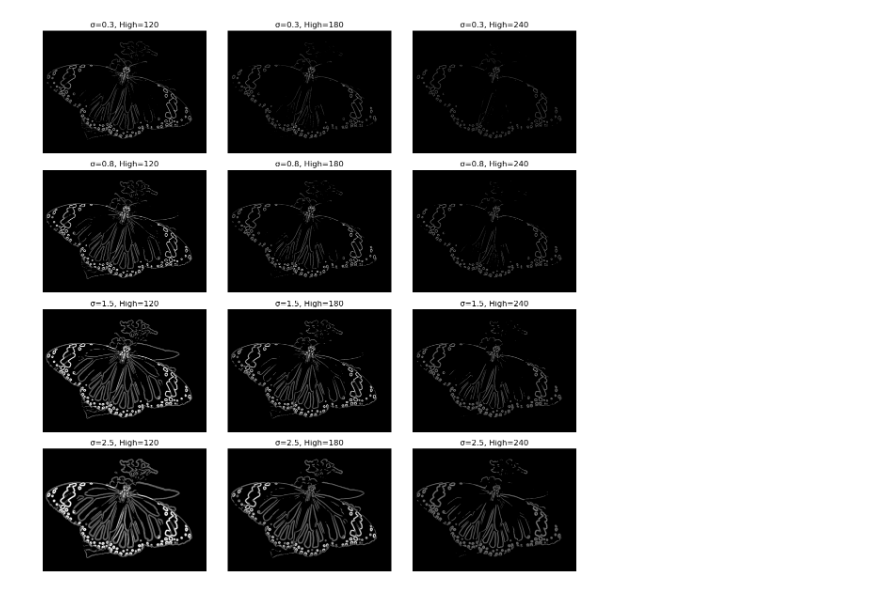
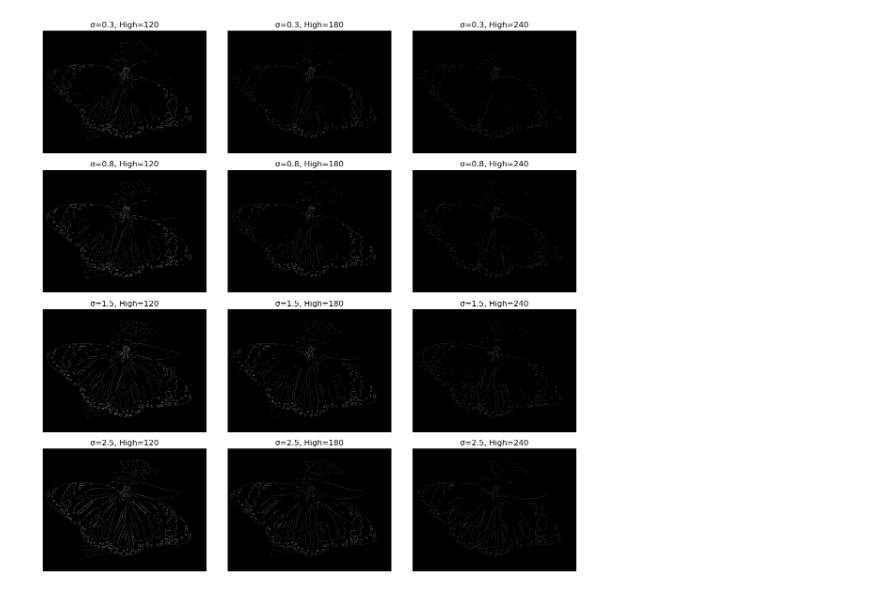
Before and after one commit to ShravaniLad15/CV, a Jupyter notebook: cv4.ipynb, the cells around one changed output. Saved outputs shown, nothing was run; the diff lists cells and outputs as text; code cells hidden in the pictures.

```diff
--- a/cv4.ipynb
+++ b/cv4.ipynb
@@ -1,3 +1,29 @@
+# %%
+import numpy as np
+def nms(mag, gx, gy):
+    H, W = mag.shape
+    out = np.zeros_like(mag)
+
+    angle = (np.rad2deg(np.arctan2(gy, gx)) + 180) % 180
+
+    for i in range(1, H-1):
+        for j in range(1, W-1):
+
+            a = round(angle[i, j] / 45) * 45 % 180
+
+            if a == 0:
+                n1, n2 = mag[i, j-1], mag[i, j+1]
+            elif a == 45:
+                n1, n2 = mag[i-1, j+1], mag[i+1, j-1]
+            elif a == 90:
+                n1, n2 = mag[i-1, j], mag[i+1, j]
+            else:  # 135
+                n1, n2 = mag[i-1, j-1], mag[i+1, j+1]
+
+            if mag[i, j] >= n1 and mag[i, j] >= n2:
+                out[i, j] = mag[i, j]
+
+    return out
 # %%
 import cv2
 import numpy as np
@@ -24,31 +50,33 @@ for sigma in sigmas:
     grad_x = cv2.Sobel(blur, cv2.CV_64F, 1, 0, ksize=3)
     grad_y = cv2.Sobel(blur, cv2.CV_64F, 0, 1, ksize=3)
 
     # Step 3: Gradient Magnitude
     mag = np.sqrt(grad_x**2 + grad_y**2)
     mag = (mag / mag.max()) * 255
     mag = mag.astype(np.uint8)
 
+    mag = nms(mag, grad_x, grad_y)
+
     for high in high_thresholds:
         low = int(low_ratio * high)
 
         # Step 4: Simple Thresholding (instead of full double threshold + hysteresis)
         edges = np.zeros_like(mag)
 
         strong = mag >= high
         weak = (mag >= low) & (mag < high)
 
         edges[strong] = 255
         edges[weak] = 100  # just to visualize weak edges
 
         plt.subplot(len(sigmas), len(high_thresholds), plot_no)
         plt.imshow(edges, cmap='gray')
         plt.title(f"σ={sigma}, High={high}")
         plt.axis('off')
 
         plot_no += 1
 
 plt.tight_layout()
 plt.show()
 # %% [output]
-[figure, old version]
+[figure, new version]
```
